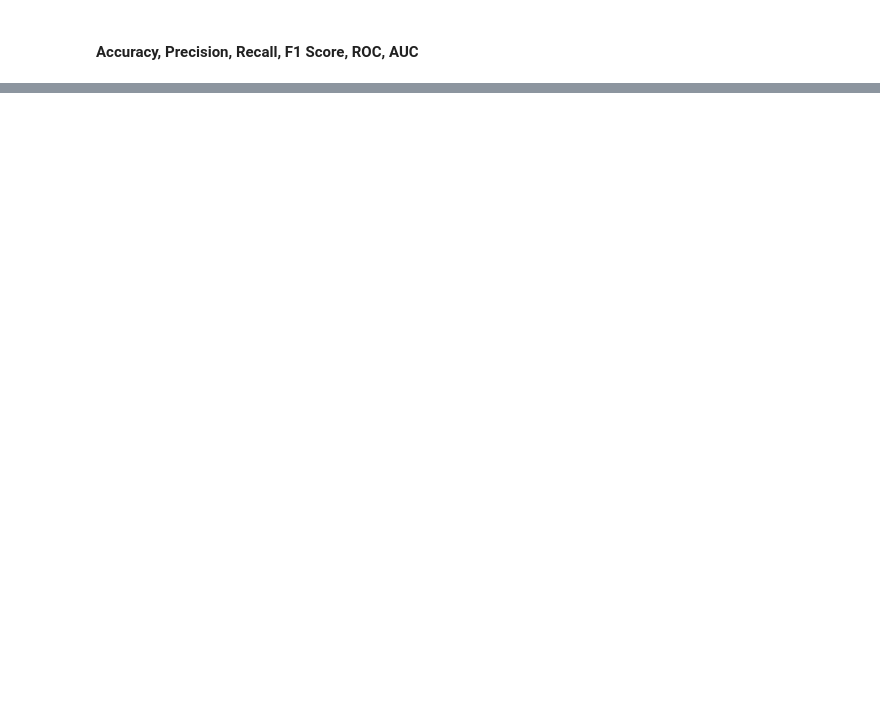
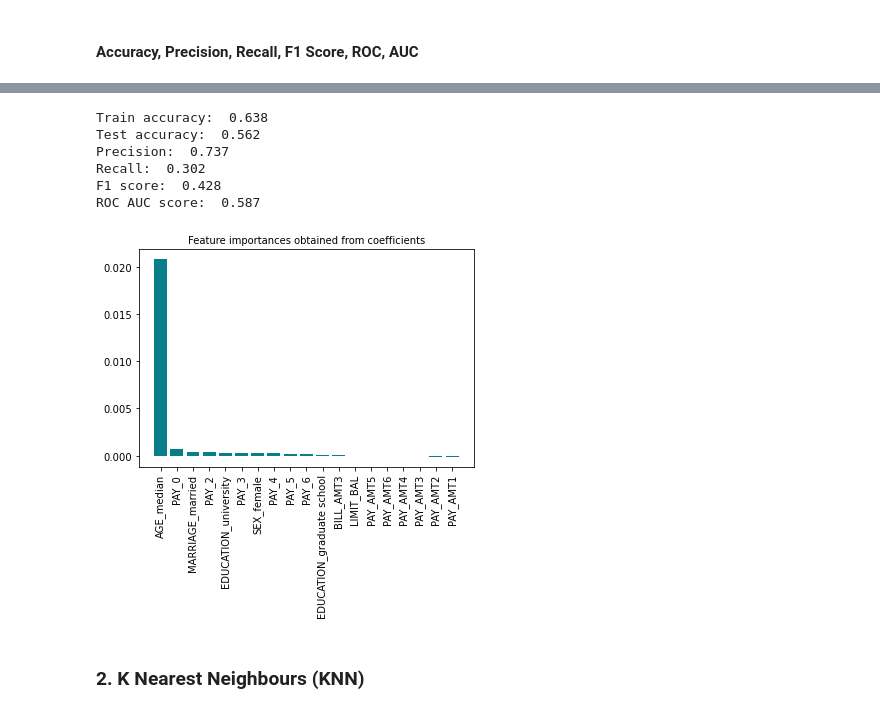
Before and after one commit to sebastianbirk/datascience-bootcamp, a Jupyter notebook: content/05_supervised_machine_learning/Day_1_Lecture Notes.ipynb, the cells around one changed output, grey strips where cells are left out. Drawn from its saved outputs; the diff is of its cells as text; code cells hidden in the pictures; blank space fills up the shorter version.

Commit message:
Updated with Classification notes

```diff
--- a/content/05_supervised_machine_learning/Day_1_Lecture Notes.ipynb
+++ b/content/05_supervised_machine_learning/Day_1_Lecture Notes.ipynb
@@ -152,0 +151,15 @@ Tactics To Combat Imbalanced Training Data:
+# %%
+# Read the training & test datasets generated from Preprocessed classification Solution
+# Link --> content/04_data_preprocessing_&_feature_engineering/Solution_Classification_preprocessing.ipynb
+
+import pandas as pd
+import warnings
+warnings.filterwarnings('ignore')
+
+x_train=pd.read_csv('../datasets/classification/processed/X_train.csv', index_col=0)
+x_test=pd.read_csv('../datasets/classification/processed/X_test.csv', index_col=0)
+
+y_train=pd.read_csv('../datasets/classification/processed/y_train.csv', index_col=0)
+y_test=pd.read_csv('../datasets/classification/processed/y_test.csv', index_col=0)
+
+print(x_train.shape,x_test.shape,y_train.shape,y_test.shape)
@@ -152,0 +179,8 @@ Tactics To Combat Imbalanced Training Data:
+# %%
+#importing SMOTETomek to handle class imbalance
+from imblearn.combine import SMOTETomek
+
+balanced_data = SMOTETomek()
+
+# fit predictor and target variable
+x_smote, y_smote = balanced_data.fit_resample(x_train, y_train)
@@ -299,0 +270,7 @@ A too-large tree increases the risk of overfitting, and a small tree may not cap
+# %%
+# Python library & function to implement Logistic regression
+
+from sklearn.linear_model import LogisticRegression
+
+logmodel = LogisticRegression()
+logmodel.fit(x_smote,y_smote)
@@ -343,0 +351,42 @@ Greater the AUC (0 to 1), better is the performance of the model
+# %%
+#getting all scores for Logistic Regression
+
+training_accuracy = round(accuracy_score(y_train_pred,y_smote), 3)
+print("Train accuracy: ", training_accuracy)
+
+accuracy = round(accuracy_score(y_pred,y_test), 3)
+print("Test accuracy: ", accuracy)
+
+precision = round(precision_score(y_pred,y_test), 3)
+print("Precision: ", precision)
+
+recall = round(recall_score(y_pred,y_test), 3)
+print("Recall: ", recall)
+
+f1_score = round(f1_score(y_pred,y_test), 3)
+print("F1 score: ", f1_score)
+
+roc_auc = round(roc_auc_score(y_pred,y_test), 3)
+print("ROC AUC score: ", roc_auc)
+# %% [output]
+Train accuracy:  0.638
+Test accuracy:  0.562
+Precision:  0.737
+Recall:  0.302
+F1 score:  0.428
+ROC AUC score:  0.587
+# %%
+import matplotlib.pyplot as plt
+
+ft_imp = pd.DataFrame(data={
+    'Attribute': x_smote.columns,
+    'Importance': logmodel.coef_[0]})
+ft_imp = ft_imp.sort_values(by='Importance', ascending=False)
+plt.bar(x=ft_imp['Attribute'], height=ft_imp['Importance'], color='#087E8B')
+plt.title('Feature importances obtained from coefficients', size=10)
+plt.xticks(rotation='vertical')
+plt.show()
+# %% [output]
+[figure, added]
+# %% [markdown]
+### 2. K Nearest Neighbours (KNN)  <a class="anchor" id="section_3_2_2"></a>
```
Also changed, not shown: parts of 30 cells of this notebook.
